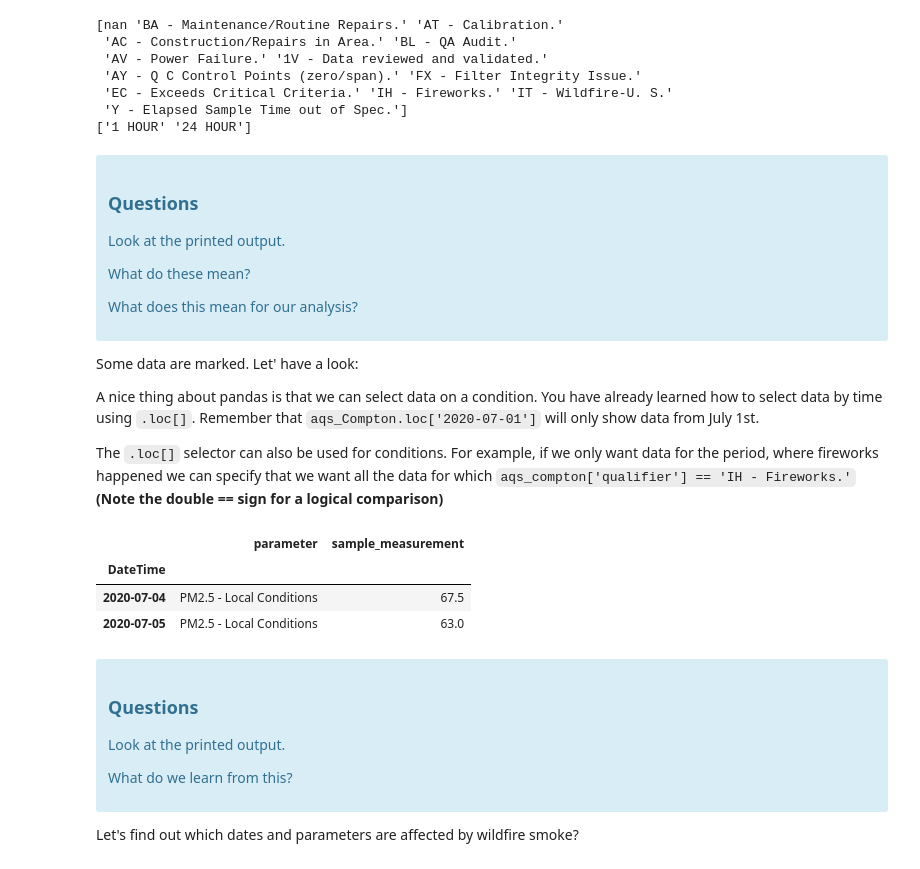
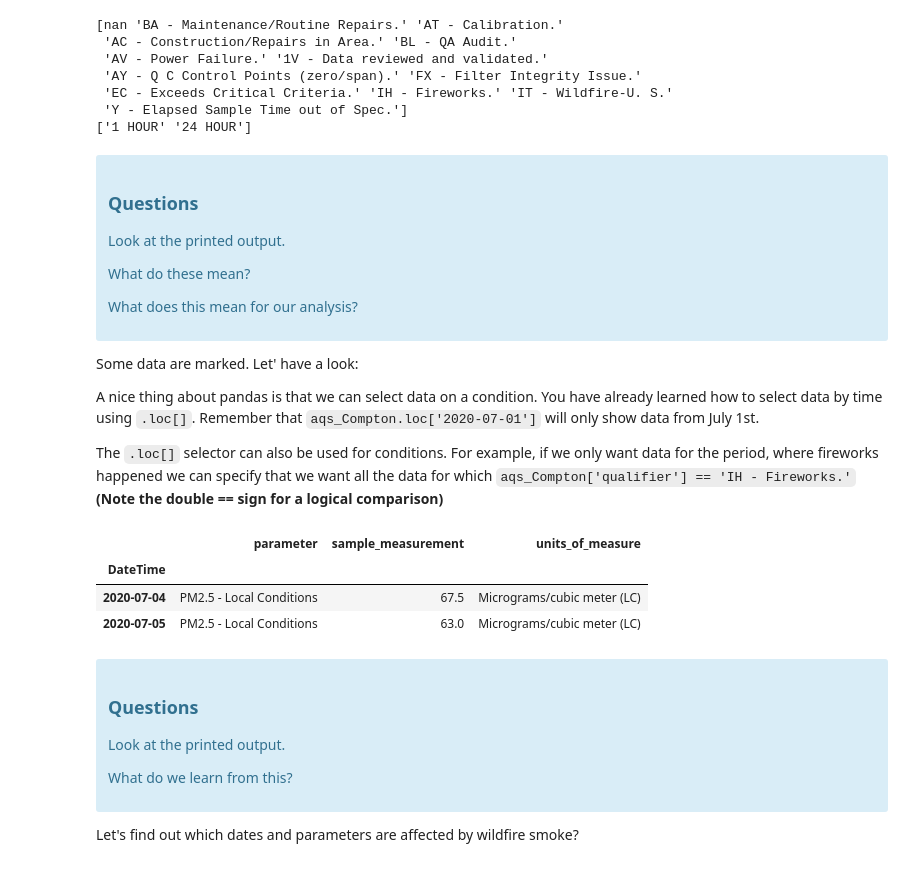
Before and after one commit to reggiewilcox/ISAT420_Code, a Jupyter notebook: W5_1_AirQuality/code/analyzingAQData_complete.ipynb, the cells around one changed output. Drawn from its saved outputs; the diff is of its cells as text; code cells hidden in the pictures.

```diff
--- a/W5_1_AirQuality/code/analyzingAQData_complete.ipynb
+++ b/W5_1_AirQuality/code/analyzingAQData_complete.ipynb
@@ -173,14 +173,14 @@ Some data are marked. Let' have a look:
 
 A nice thing about pandas is that we can select data on a condition. You have already learned how to select data by time using `.loc[]`. Remember that `aqs_Compton.loc['2020-07-01']` will only show data from July 1st.
 
-The `.loc[]` selector can also be used for conditions. For example, if we only want data for the period, where fireworks happened we can specify that we want all the data for which `aqs_compton['qualifier'] == 'IH - Fireworks.'` **(Note the double == sign for a logical comparison)**
+The `.loc[]` selector can also be used for conditions. For example, if we only want data for the period, where fireworks happened we can specify that we want all the data for which `aqs_Compton['qualifier'] == 'IH - Fireworks.'` **(Note the double == sign for a logical comparison)**
 # %%
-aqs_Compton[['parameter','sample_measurement','units_of_measure']].loc[aqs_compton['qualifier'] == 'IH - Fireworks.']
+aqs_Compton[['parameter','sample_measurement','units_of_measure']].loc[aqs_Compton['qualifier'] == 'IH - Fireworks.']
 # %% [output]
-|  | parameter | sample_measurement |
-| DateTime |  |  |
-| 2020-07-04 | PM2.5 - Local Conditions | 67.5 |
-| 2020-07-05 | PM2.5 - Local Conditions | 63.0 |
+|  | parameter | sample_measurement | units_of_measure |
+| DateTime |  |  |  |
+| 2020-07-04 | PM2.5 - Local Conditions | 67.5 | Micrograms/cubic meter (LC) |
+| 2020-07-05 | PM2.5 - Local Conditions | 63.0 | Micrograms/cubic meter (LC) |
 # %% [markdown]
 <div class="alert alert-info" role="alert">
 <h3 class="alert-heading">Questions</h3>
```
Also changed, not shown: parts of 7 cells of this notebook, 3 other files.
